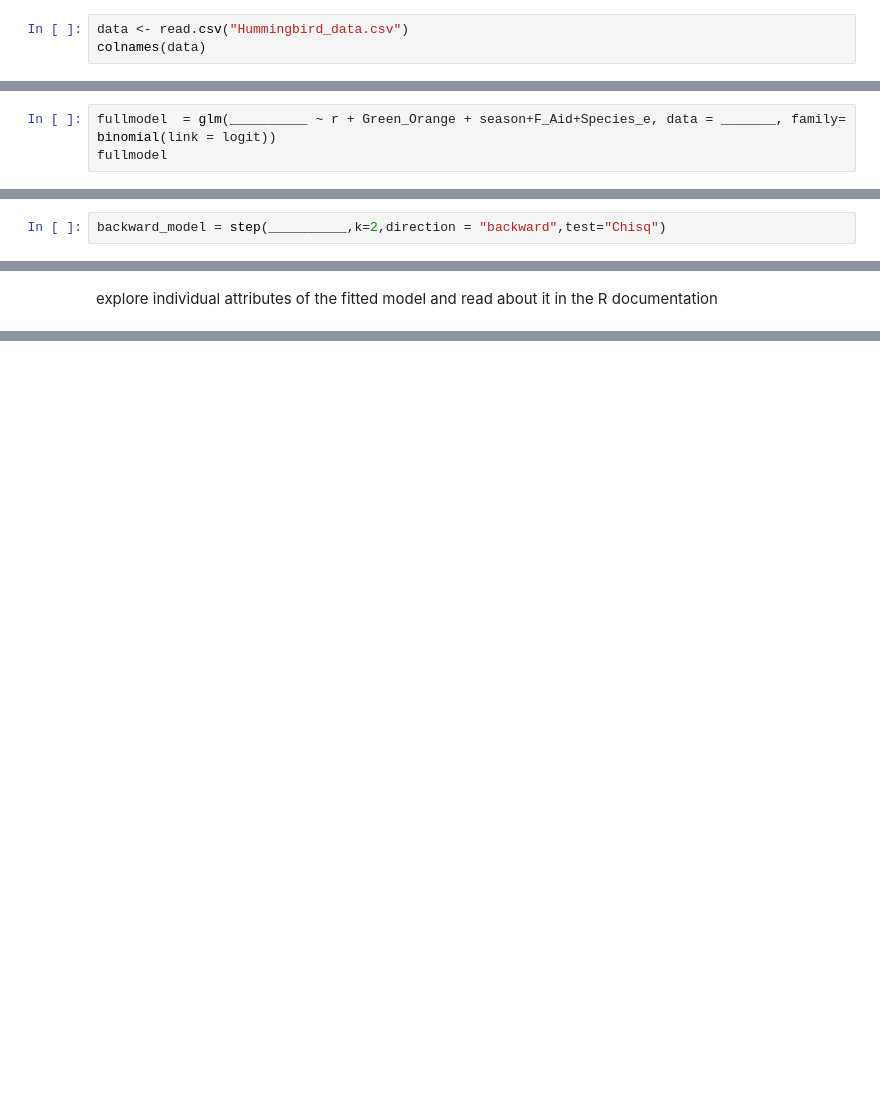
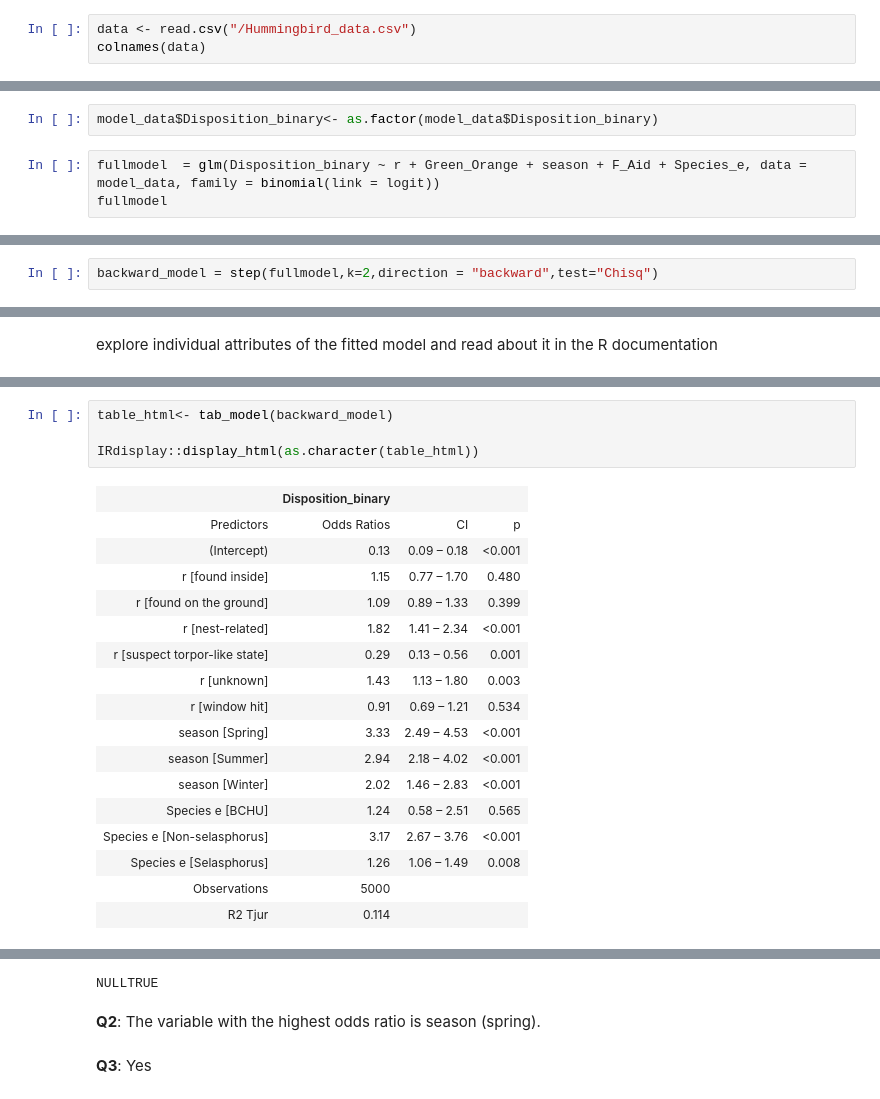
Before and after one commit to savnjordan/MPM_200_Jordan, a Jupyter notebook: notebooks/Updated_R_Hummingbird_Assignment.ipynb, the cells around one changed output, grey strips where cells are left out. Saved outputs shown, nothing was run; the diff lists cells and outputs as text; blank space fills up the shorter version.

```diff
--- a/notebooks/Updated_R_Hummingbird_Assignment.ipynb
+++ b/notebooks/Updated_R_Hummingbird_Assignment.ipynb
@@ -87,7 +87,7 @@ dir.create("outputs", showWarnings = FALSE)
 
 **Q1 (2 pts).** Read `Hummingbird_data.csv` into an object called `data`. It lives on the course GitHub, so you can read it straight from the URL.
 # %%
-data <- read.csv("Hummingbird_data.csv")
+data <- read.csv("/Hummingbird_data.csv")
 colnames(data)
 # %% [output]
  [1] "Admitted"           "Disposition_binary" "Place"
@@ -489,6 +489,8 @@ beep_colab("smb_stage_clear")   # mission complete 🍄
 # Section 4: Running full model and model selection
 # %% [markdown]
 1. Complete the code and fit a full model
+# %%
+model_data$Disposition_binary<- as.factor(model_data$Disposition_binary)
 # %%
-fullmodel  = glm(__________ ~ r + Green_Orange + season+F_Aid+Species_e, data = _______, family= binomial(link = logit))
+fullmodel  = glm(Disposition_binary ~ r + Green_Orange + season + F_Aid + Species_e, data = model_data, family = binomial(link = logit))
 fullmodel
@@ -495,4 +515,4 @@ fullmodel
 # %% [markdown]
 2. use following command with full model to do stepwise model selection
 # %%
-backward_model = step(__________,k=2,direction = "backward",test="Chisq")
+backward_model = step(fullmodel,k=2,direction = "backward",test="Chisq")
@@ -512,0 +616,22 @@ tab_model(backward_model)
+# %%
+table_html<- tab_model(backward_model)
+
+IRdisplay::display_html(as.character(table_html))
+# %% [output]
+|  | Disposition_binary |  |  |
+| Predictors | Odds Ratios | CI | p |
+| (Intercept) | 0.13 | 0.09 – 0.18 | <0.001 |
+| r [found inside] | 1.15 | 0.77 – 1.70 | 0.480 |
+| r [found on the ground] | 1.09 | 0.89 – 1.33 | 0.399 |
+| r [nest-related] | 1.82 | 1.41 – 2.34 | <0.001 |
+| r [suspect torpor-like state] | 0.29 | 0.13 – 0.56 | 0.001 |
+| r [unknown] | 1.43 | 1.13 – 1.80 | 0.003 |
+| r [window hit] | 0.91 | 0.69 – 1.21 | 0.534 |
+| season [Spring] | 3.33 | 2.49 – 4.53 | <0.001 |
+| season [Summer] | 2.94 | 2.18 – 4.02 | <0.001 |
+| season [Winter] | 2.02 | 1.46 – 2.83 | <0.001 |
+| Species e [BCHU] | 1.24 | 0.58 – 2.51 | 0.565 |
+| Species e [Non-selasphorus] | 3.17 | 2.67 – 3.76 | <0.001 |
+| Species e [Selasphorus] | 1.26 | 1.06 – 1.49 | 0.008 |
+| Observations | 5000 |  |  |
+| R2 Tjur | 0.114 |  |  |
@@ -512,0 +672,5 @@ tab_model(backward_model)
+NULLTRUE
+# %% [markdown]
+**Q2**: The variable with the highest odds ratio is season (spring).
+# %% [markdown]
+**Q3**: Yes
```
Also changed, not shown: parts of 9 cells of this notebook.
